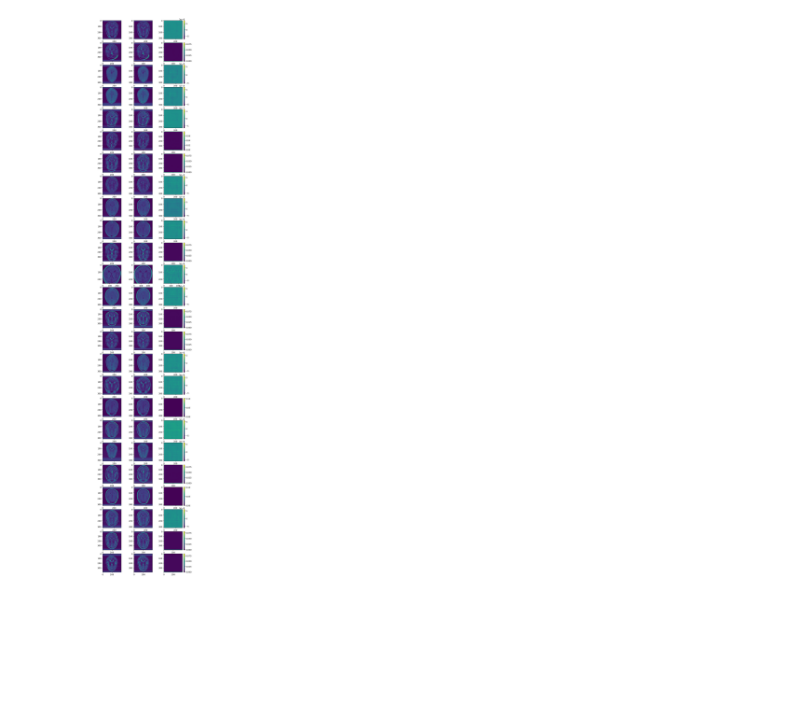
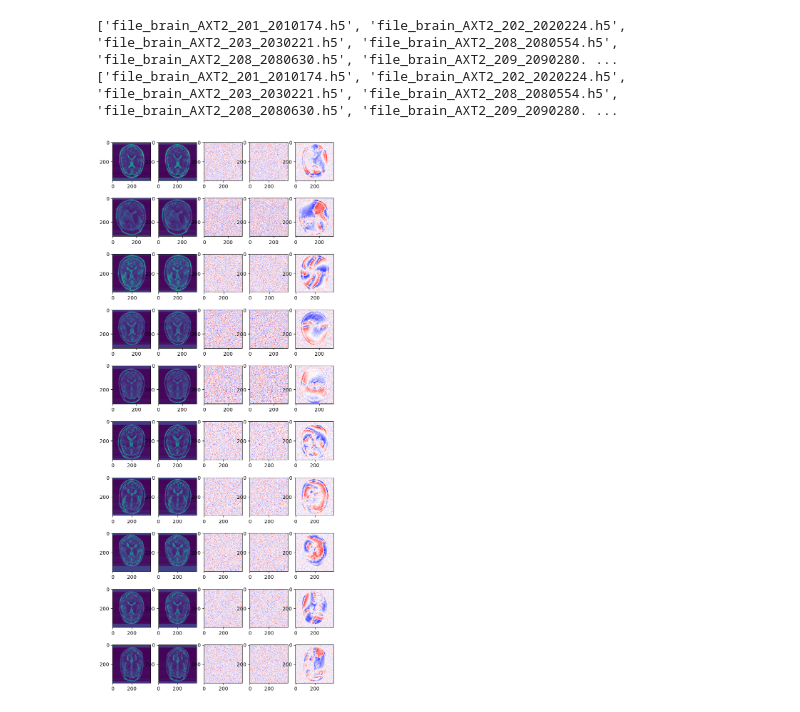
Before and after one commit to lrlunin/complex-convert, a Jupyter notebook: misc/show_h5.ipynb, the cells around one changed output. Drawn from its saved outputs; the diff is of its cells as text; code cells hidden in the pictures; blank space fills up the shorter version.

```diff
--- a/misc/show_h5.ipynb
+++ b/misc/show_h5.ipynb
@@ -16,21 +14,43 @@ files = os.listdir(csm_path)
+# %%
+walsh = "/scratch/lunin01/data/csm_reconstructed/walsh/brain_multicoil_train/"
+no_stack = "/scratch/lunin01/data/csm_reconstructed/inati/no_stack/brain_multicoil_train/"
+with_stack = "/scratch/lunin01/data/csm_reconstructed/inati/z_stack/brain_multicoil_train/"
+# %%
+files_no_stack = list(sorted(filter(lambda x: x.endswith(".h5"), os.listdir(no_stack))))
+files_with_stack = list(sorted(filter(lambda x: x.endswith(".h5"), os.listdir(with_stack))))
+# %%
+print(files_no_stack)
+print(files_with_stack)
+# %% [output]
+['file_brain_AXT2_201_2010174.h5', 'file_brain_AXT2_202_2020224.h5', 'file_brain_AXT2_203_2030221.h5', 'file_brain_AXT2_208_2080554.h5', 'file_brain_AXT2_208_2080630.h5', 'file_brain_AXT2_209_2090280. ...
+['file_brain_AXT2_201_2010174.h5', 'file_brain_AXT2_202_2020224.h5', 'file_brain_AXT2_203_2030221.h5', 'file_brain_AXT2_208_2080554.h5', 'file_brain_AXT2_208_2080630.h5', 'file_brain_AXT2_209_2090280. ...
 # %%
-rows = 25
+rows = 10
 f = plt.figure(figsize=(8, 2*rows))
-axs = f.subplots(rows, 3)
-for axis, file in zip(axs, random.sample(files, rows)):
-    file_full = os.path.join(csm_path, file)
-    rss_path_full = os.path.join(rss_path, file)
-    data = torch.from_numpy(h5py.File(file_full)["reconstruction_smap"][:][0])
-    shape = (min(data.shape), min(data.shape))
+axs = f.subplots(rows, 5)
+for axis, file_no_stack, file_with_stack in zip(axs, files_no_stack, files_with_stack):
+    file_no_stack_path = os.path.join(no_stack, file_no_stack)
+    file_with_stack_path = os.path.join(with_stack, file_with_stack)
+
+    data_no_stack = torch.from_numpy(h5py.File(file_no_stack_path)["reconstruction_smap"][:][0])
+    shape = (min(data_no_stack.shape), min(data_no_stack.shape))
     crop = lambda x: center_crop(x, output_size=shape)
-    data_crop = crop(data)
+    data_crop = crop(data_no_stack)
     data_norm = torch.nn.functional.normalize(data_crop.abs())
     axis[0].imshow(data_norm)
 
-    data_rss = crop(torch.from_numpy(h5py.File(rss_path_full)["reconstruction_rss"][:])[0])
-    data_rss_norm = torch.nn.functional.normalize(data_rss.abs())
-    axis[1].imshow(data_rss_norm)
-    im = axis[2].imshow(data_norm - data_rss_norm)
-    plt.colorbar(im, ax=axis[2])
+    data_stack = crop(torch.from_numpy(h5py.File(file_with_stack_path)["reconstruction_smap"][:])[0])
+    data_stack_norm = torch.nn.functional.normalize(data_stack.abs())
+    axis[1].imshow(data_stack_norm)
+
+    file_walsh = os.path.join(walsh, file_no_stack)
+    data_walsh = crop(torch.from_numpy(h5py.File(file_walsh)["reconstruction_smap"][:])[0])
+    data_walsh_norm = torch.nn.functional.normalize(data_walsh.abs())
+
+    axis[2].imshow(data_crop.angle() % 2*np.pi - np.pi, cmap="bwr")
+    axis[3].imshow(data_stack.angle() % 2*np.pi - np.pi, cmap="bwr")
+    axis[4].imshow(data_walsh.angle() % 2*np.pi - np.pi, cmap="bwr")
+    #im = axis[2].imshow(data_norm - data_rss_norm)
+    #plt.colorbar(im, ax=axis[4])
 # %% [output]
-[figure, old version]
+[figure, new version]
```
Also changed, not shown: parts of 1 cell of this notebook, 12 other files.
